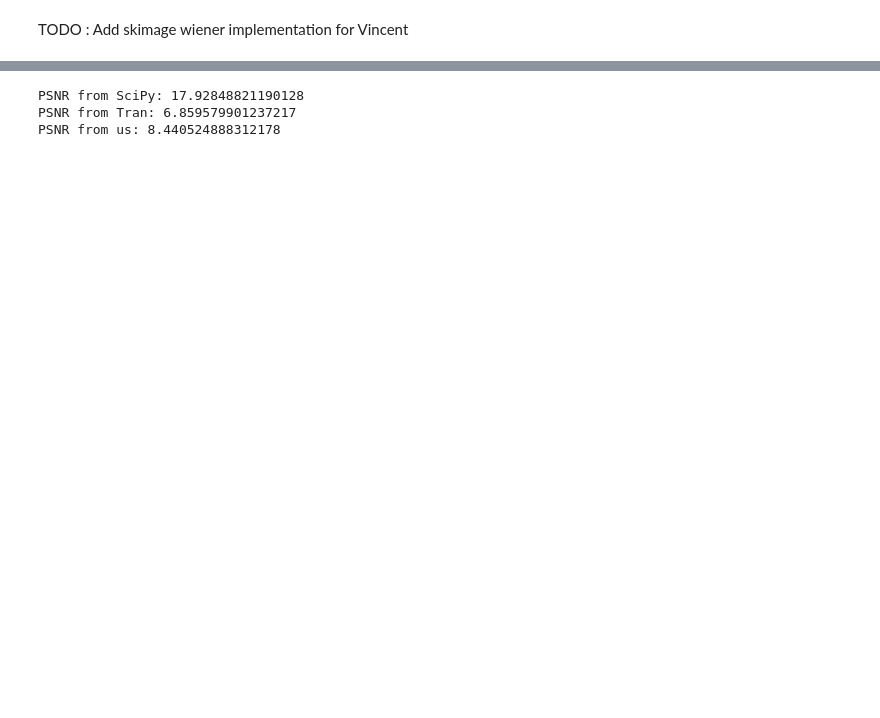
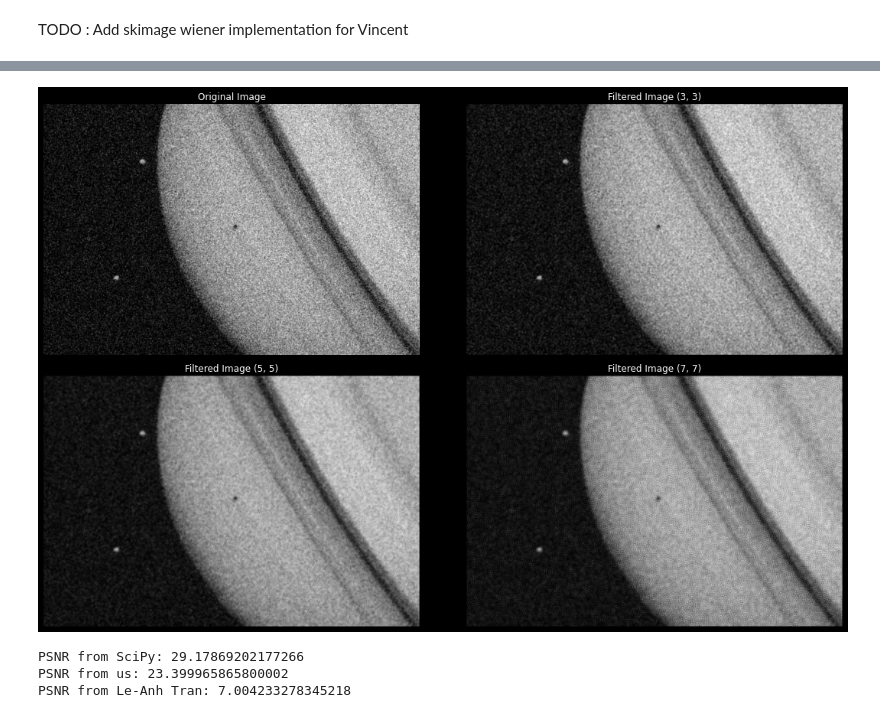
Before and after one commit to SteveAndMore/Wiener-Filter, a Jupyter notebook: Wiener-filter.ipynb, the cells around one changed output, grey strips where cells are left out. Drawn from its saved outputs; the diff is of its cells as text; code cells hidden in the pictures; blank space fills up the shorter version.

```diff
--- a/Wiener-filter.ipynb
+++ b/Wiener-filter.ipynb
@@ -184,3 +197,37 @@ plt.show()
+# %%
+# Appliquer le filtre de Wiener avec différentes tailles de voisinage
+filtered_image_3 = our_wiener(original_image, neighborhood_size=(3, 3))
+filtered_image_5 = our_wiener(original_image, neighborhood_size=(5, 5))
+filtered_image_7 = our_wiener(original_image, neighborhood_size=(7, 7))
+
+# Afficher les images côte à côte
+fig, axes = plt.subplots(2, 2, figsize=(16, 10))
+
+# Afficher l'image originale
+axes[0, 0].imshow(original_image, cmap='gray')
+axes[0, 0].set_title('Original Image')
+
+# Afficher le filtre avec neighborhood_size = (1, 1)
+axes[0, 1].imshow(filtered_image_3, cmap='gray')
+axes[0, 1].set_title('Filtered Image (3, 3)')
+
+# Afficher le filtre avec neighborhood_size = (3, 3)
+axes[1, 0].imshow(filtered_image_5, cmap='gray')
+axes[1, 0].set_title('Filtered Image (5, 5)')
+
+# Afficher le filtre avec neighborhood_size = (5, 5)
+axes[1, 1].imshow(filtered_image_7, cmap='gray')
+axes[1, 1].set_title('Filtered Image (7, 7)')
+
+# Supprimer les axes et ajuster les espacements
+for ax in axes.flat:
+    ax.axis('off')
+plt.tight_layout()
+
+# Afficher le plot
+plt.show()
+# %% [output]
+[figure, added]
 # %%
 original_image = img_as_ubyte(original_image)
 scipy_image = img_as_ubyte(scipy_image)
@@ -192,9 +239,9 @@ psnr_value_tran = peak_signal_noise_ratio(original_image, tran_image)
 psnr_value_our = peak_signal_noise_ratio(original_image, our_image)
 
 print("PSNR from SciPy:", psnr_value_scipy)
-print("PSNR from Tran:", psnr_value_tran)
 print("PSNR from us:", psnr_value_our)
+print("PSNR from Le-Anh Tran:", psnr_value_tran)
 # %% [output]
-PSNR from SciPy: 17.92848821190128
-PSNR from Tran: 6.859579901237217
-PSNR from us: 8.440524888312178
+PSNR from SciPy: 29.17869202177266
+PSNR from us: 23.399965865800002
+PSNR from Le-Anh Tran: 7.004233278345218
```
Also changed, not shown: parts of 12 cells of this notebook, 7 other files.
